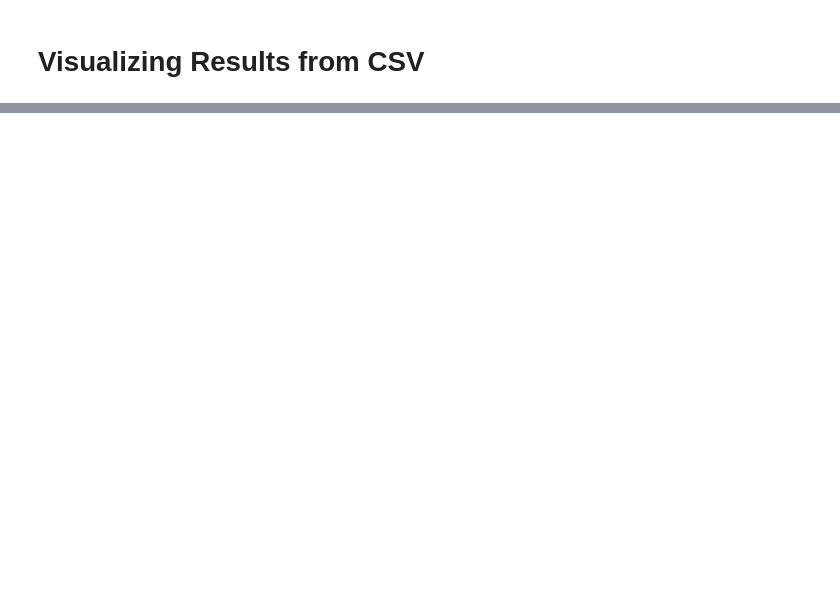
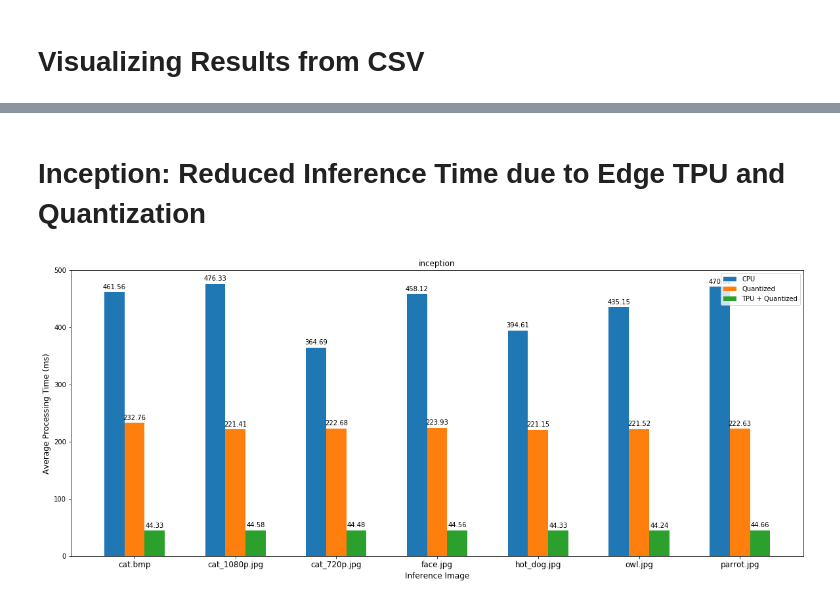
Before and after one commit to salimmj/coral-benchmarks, a Jupyter notebook: Visualize Results.ipynb, the cells around one changed output, grey strips where cells are left out. Cells and saved outputs as stored; diff of their text form; code cells hidden in the pictures; blank space fills up the shorter version.

```diff
--- a/Visualize Results.ipynb
+++ b/Visualize Results.ipynb
@@ -42,0 +130,7 @@ hist = df.hist(bins=3)
+# %% [markdown]
+# Inception: Reduced Inference Time due to Edge TPU and Quantization
+# %%
+dd = df[['image','edgetpu','quant','average']].iloc[inception].groupby(['image','edgetpu','quant']).mean()
+show_perf_hist(dd, 'inception')
+# %% [output]
+[figure, added]
```
Also changed, not shown: parts of 35 cells of this notebook.
